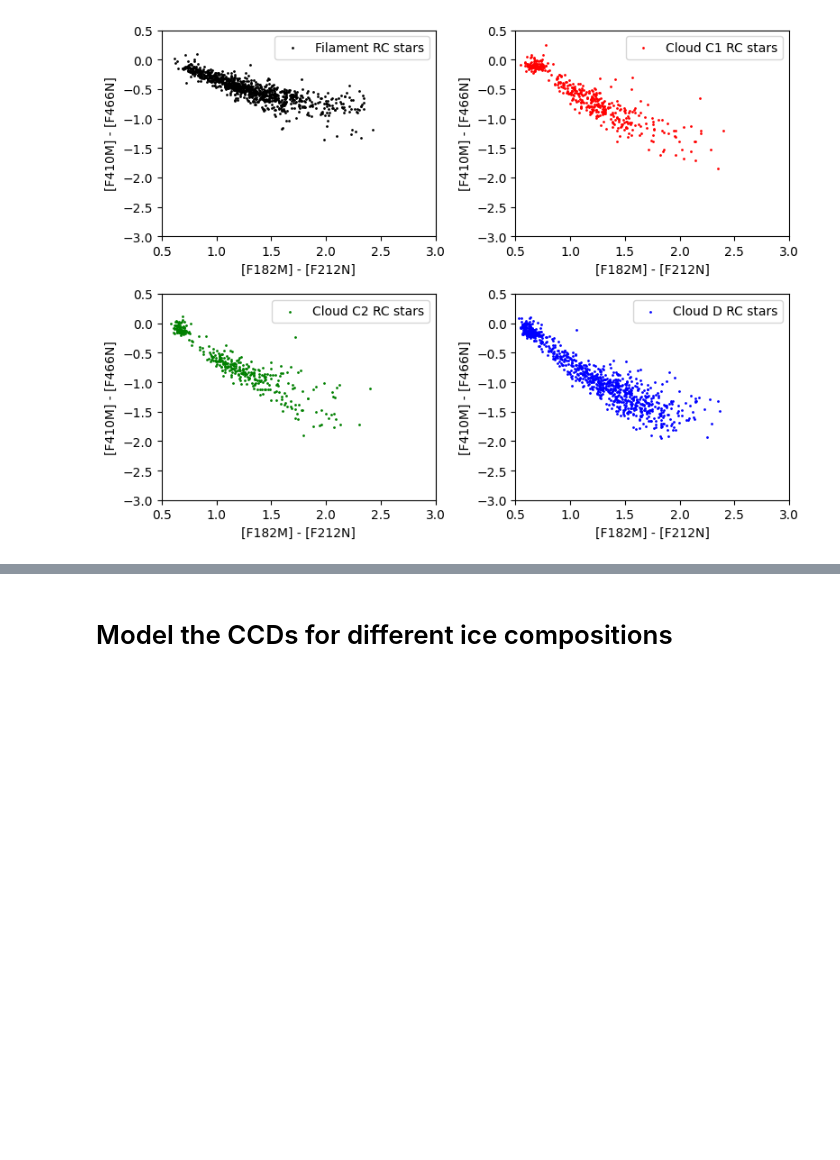
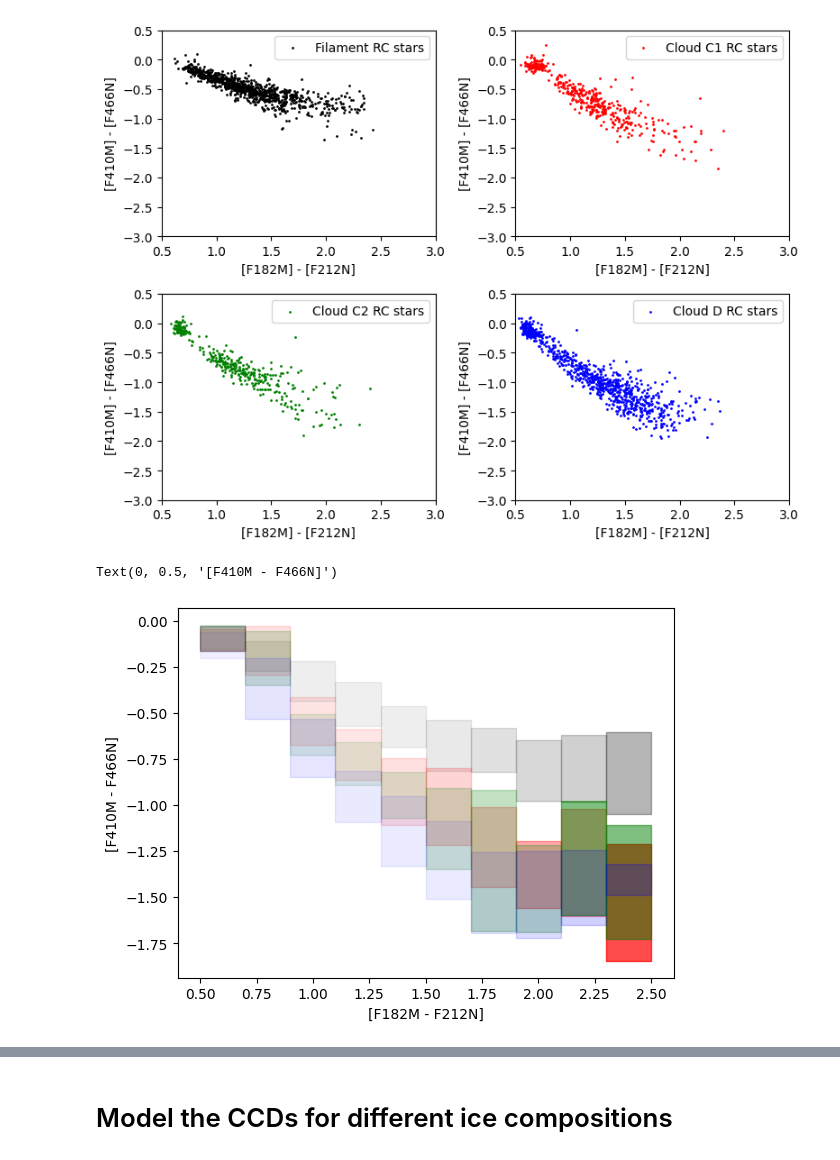
Before and after one commit to SpacialTree/dustridge-cd, a Jupyter notebook: notebooks/icemodel_analysis.ipynb, the cells around one changed output, grey strips where cells are left out. Saved outputs shown, nothing was run; the diff lists cells and outputs as text; code cells hidden in the pictures; blank space fills up the shorter version.

```diff
--- a/notebooks/icemodel_analysis.ipynb
+++ b/notebooks/icemodel_analysis.ipynb
@@ -178,3 +178,43 @@ for i in range(4):
 plt.tight_layout()
 # %% [output]
 [figure]
+# %%
+# bins = 0.2 -size steps in f182m-f212n
+# in each bin, compute mean + stddev of f405n-f466n
+# use fill_between
+# fill_between(x=bins, ylow = mean-stddev, yhigh=mean+stddev)
+# alpha ~ 1/npoints
+ax = plt.subplot(111)
+bins = np.arange(0.5, 3.0, 0.2)
+
+catalogs = [cat_f_rc, cat_c1_rc, cat_c2_rc, cat_d_rc]
+colors = ['k', 'red', 'green', 'blue']
+labels = ['Filament', 'Cloud C1', 'Cloud C2', 'Cloud D']
+
+for i in range(len(catalogs)):
+    cat = catalogs[i]
+    x = cat.color('f182m', 'f212n')
+    y = cat.color('f410m', 'f466n')
+
+    bin_means = []
+    bin_stds = []
+    bin_alpha = []
+    for j in range(len(bins)-1):
+        mask_bin = (x >= bins[j]) & (x < bins[j+1])
+        bin_means.append(np.mean(y[mask_bin]))
+        bin_stds.append(np.std(y[mask_bin]))
+        bin_alpha.append(np.sqrt(1/np.sum(mask_bin)))#(1 - 1/np.sqrt(np.sum(mask_bin)))
+        if bin_alpha[-1] > 1:
+            bin_alpha[-1] = 1.0
+        elif bin_alpha[-1] < 0:
+            bin_alpha[-1] = 0.0
+        ax.fill_between([bins[j], bins[j+1]], [bin_means[-1] - bin_stds[-1], bin_means[-1] - bin_stds[-1]], [bin_means[-1] + bin_stds[-1], bin_means[-1] + bin_stds[-1]], color=colors[i], alpha=bin_alpha[-1], label=f'{labels[i]}')
+    #bin_centers = (bins[:-1] + bins[1:]) / 2
+    #ax.fill_between(bin_centers, np.array(bin_means) - np.array(bin_stds), np.array(bin_means) + np.array(bin_stds), color=colors[i], alpha=bin_alpha[i])
+
+ax.set_xlabel('[F182M - F212N]')
+ax.set_ylabel('[F410M - F466N]')
+#ax.legend(loc='upper right')
+# %% [output]
+Text(0, 0.5, '[F410M - F466N]')
+[figure, added]
```
Also changed, not shown: parts of 20 cells of this notebook, 10 other files.
